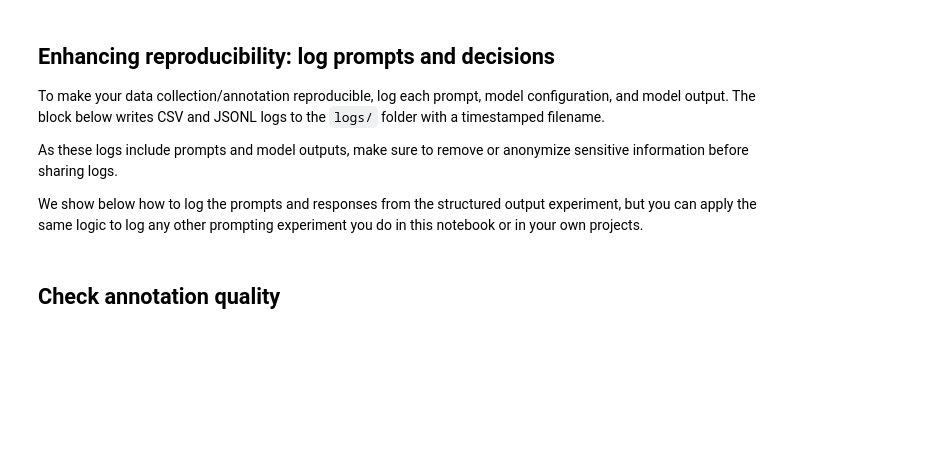
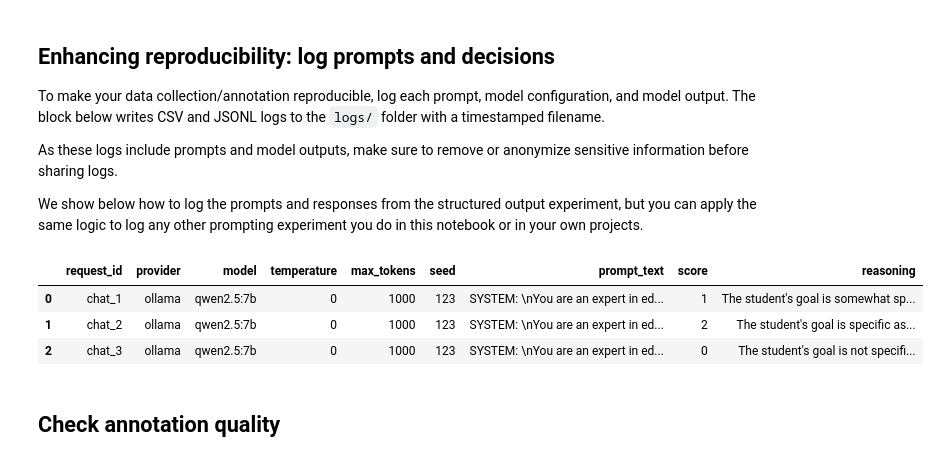
Before and after one commit to sodascience/sicss_llm_workshop, a Jupyter notebook: notebooks/2sane_llm_data_collection_py.ipynb, the cells around one changed output. Cells and saved outputs as stored; diff of their text form; code cells hidden in the pictures; blank space fills up the shorter version.

```diff
--- a/notebooks/2sane_llm_data_collection_py.ipynb
+++ b/notebooks/2sane_llm_data_collection_py.ipynb
@@ -24,7 +22,7 @@ import krippendorff  # Imports the krippendorff library, used to compute Krippen
 We encourage you to use the datasets available in SANE. The default code reuses the toy dataset from the previous notebook.
 # %%
 # Load CSV into a dataframe
-data_url = "./data/srl_data_example.csv"
+data_url = "../data/srl_data_example.csv"
 df = pd.read_csv(data_url)
 # %% [markdown]
 Note that only the first 10 rows contain the anonymized text of the conversations. We will use these texts for the prompting experiments in this notebook.
@@ -238,20 +185,9 @@ multiple_structured_responses = {}
 for id, conversation in tqdm(zip(test_ids, test_conversations),
                                      total=len(test_ids),
                                      desc="Processing Messages"):
-    if default_provider == "openai":
-        # OpenAI: structured output built in
-        prompt_request = prompt_template.invoke({"conversation": conversation})
-        structured_model = model.with_structured_output(SpecificityFormat)
-        structured_response = structured_model.invoke(prompt_request)
-    elif default_provider == "huggingface":
-        # HF: request JSON and parse it
-        prompt_request = build_structured_prompt(conversation=conversation,
-                                                 system_prompt=system_prompt,
-                                                 extra_instructions=extra_instructions)
-        response = model.invoke(prompt_request)
-        structured_response = parse_structured_response(response.content)
-    else:
-        raise ValueError(f"Unsupported provider: {default_provider}")
+    prompt_request = prompt_template.invoke({"conversation": conversation})
+    structured_model = model.with_structured_output(SpecificityFormat)
+    structured_response = structured_model.invoke(prompt_request)
     multiple_structured_responses[id] = structured_response
 # %% [markdown]
 Display all the structured responses:
@@ -280,49 +238,44 @@ log_jsonl_path = f"logs/prompt_log_{timestamp}.jsonl"
 
 # Score multiple conversations with structured output
 multiple_structured_responses = {} # Store the structured responses
 prompt_logs = [] # Store the prompt logs
 for id, conversation in tqdm(zip(test_ids, test_conversations),
                                      total=len(test_ids),
                                      desc="Processing Messages"):
-    if default_provider == "openai":
-        # OpenAI: structured output built in
-        prompt_request = prompt_template.invoke({"conversation": conversation})
-        structured_model = model.with_structured_output(SpecificityFormat)
-        structured_response = structured_model.invoke(prompt_request)
-    elif default_provider == "huggingface":
-        # HF: request JSON and parse it
-        prompt_request = build_structured_prompt(conversation=conversation,
-                                                 system_prompt=system_prompt,
-                                                 extra_instructions=extra_instructions)
-        response = model.invoke(prompt_request)
-        structured_response = parse_structured_response(response.content)
-    else:
-        raise ValueError(f"Unsupported provider: {default_provider}")
+
+    # Ollama: structured output built in
+    prompt_request = prompt_template.invoke({"conversation": conversation})
+    structured_model = model.with_structured_output(SpecificityFormat)
+    structured_response = structured_model.invoke(prompt_request)
     multiple_structured_responses[id] = structured_response
 
     # Log the prompt, model config, and output
     messages = prompt_request.to_messages()
     prompt_text = "\n\n".join([f"{m.type.upper()}: {m.content}" for m in messages])
     prompt_logs.append({
         "request_id": id,
-        "provider": default_provider,
+        "provider": "ollama",
         "model": model_name,
         "temperature": temperature,
         "max_tokens": max_tokens,
-        "max_new_tokens": max_new_tokens,
         "seed": seed,
         "prompt_text": prompt_text,
         "score": structured_scores.get(id),
         "reasoning": structured_reasonings.get(id),
     })
 
 # Save logs to CSV and JSONL
 prompt_log_df = pd.DataFrame(prompt_logs)
 prompt_log_df.to_csv(log_csv_path, index=False)
 prompt_log_df.to_json(log_jsonl_path, orient="records", lines=True)
 
 # View the prompt log dataframe
 prompt_log_df.head(3)
+# %% [output]
+|  | request_id | provider | model | temperature | max_tokens | seed | prompt_text | score | reasoning |
+| 0 | chat_1 | ollama | qwen2.5:7b | 0 | 1000 | 123 | SYSTEM: \nYou are an expert in ed... | 1 | The student's goal is somewhat sp... |
+| 1 | chat_2 | ollama | qwen2.5:7b | 0 | 1000 | 123 | SYSTEM: \nYou are an expert in ed... | 2 | The student's goal is specific as... |
+| 2 | chat_3 | ollama | qwen2.5:7b | 0 | 1000 | 123 | SYSTEM: \nYou are an expert in ed... | 0 | The student's goal is not specifi... |
 # %% [markdown]
 ## Check annotation quality
 # %% [markdown]
```
Also changed, not shown: parts of 21 cells of this notebook.
